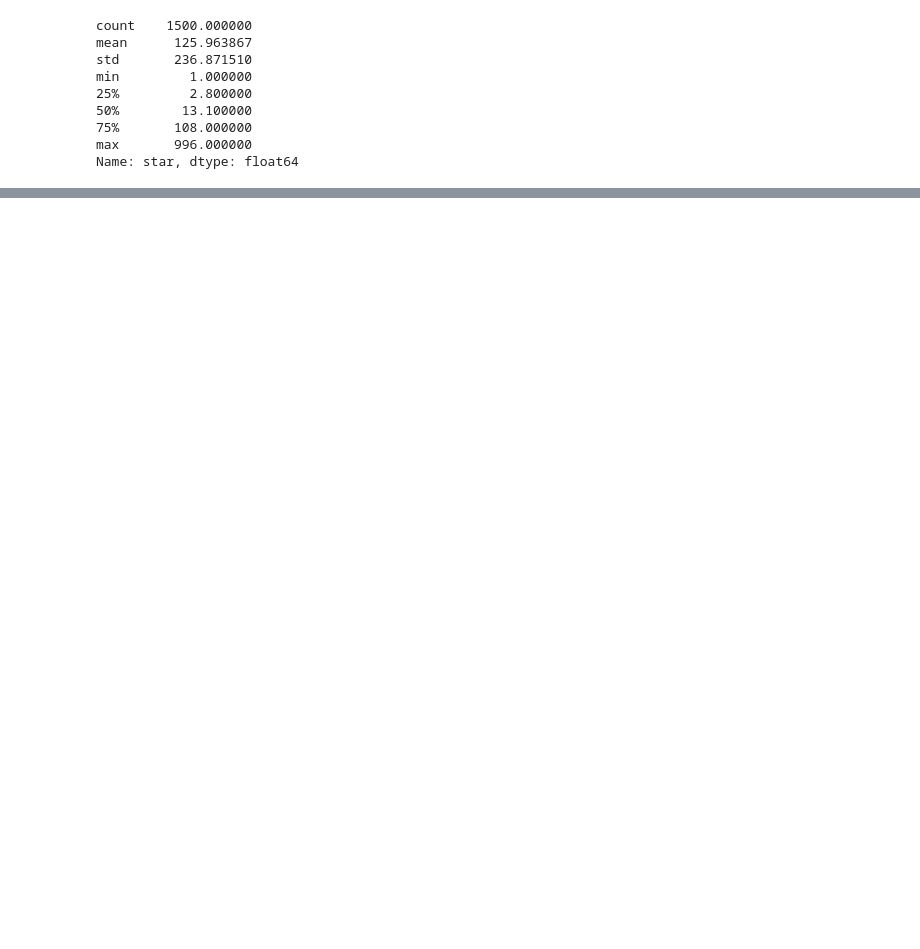
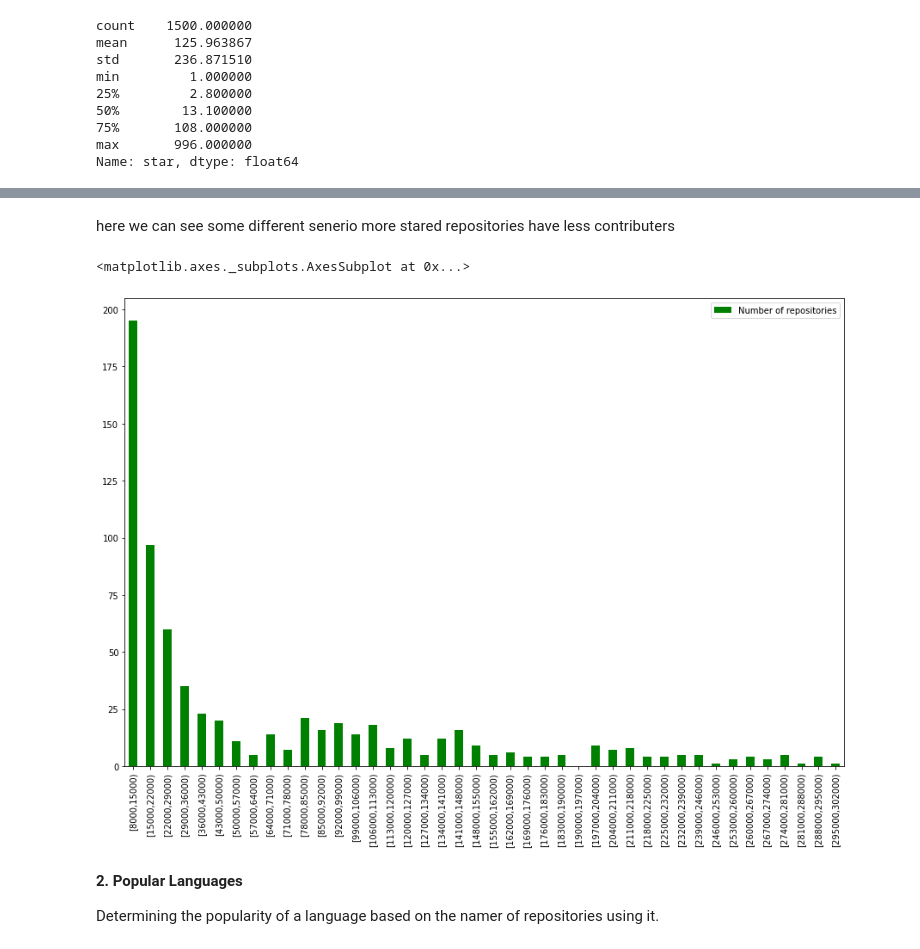
Before and after one commit to Preeti-sahani/ShapeAI_Internship_Project, a Jupyter notebook: Github_Repos.ipynb, the cells around one changed output, grey strips where cells are left out. Drawn from its saved outputs; the diff is of its cells as text; code cells hidden in the pictures; blank space fills up the shorter version.

```diff
--- a/Github_Repos.ipynb
+++ b/Github_Repos.ipynb
@@ -104,0 +324,14 @@ Average rating of repos- 13,000 stars
+# %%
+#2) Fork
+github_group = Github_df.groupby('topic')
+num_of_top_repository = 10
+fig = go.Figure()
+for name, group in github_group:
+
+    fig.add_trace(go.Bar(
+    x=list(range(1,num_of_top_repository+1)),
+    y=group["fork"].values[:num_of_top_repository+1],
+    name=name,
+    ))
+fig.update_layout(barmode='group', xaxis_tickangle=-45)
+fig.show()
@@ -104,0 +340,14 @@ Average rating of repos- 13,000 stars
+# %%
+#machine-learning repositories are more forked then java-scriped repositories rether then java-script repositories are more stared
+#github_group = Github_data.groupby('topic')
+num_of_top_repository = 10
+fig = go.Figure()
+for name, group in github_group:
+
+    fig.add_trace(go.Bar(
+    x=list(range(1,num_of_top_repository+1)),
+    y=group["contributers"].values[:num_of_top_repository+1],
+    name=name,
+    ))
+fig.update_layout(barmode='group', xaxis_tickangle=-45)
+fig.show()
@@ -104,0 +356,25 @@ Average rating of repos- 13,000 stars
+# %% [markdown]
+here we can see some different senerio
+more stared repositories have less contributers
+# %%
+# classifying repositories according to the popularity
+classified_repos=[]
+for i in range(8,300,7):
+    x = Github_df[(Github_df['star'] >= i) & (Github_df['star'] <(i+7.0))]
+    classified_repos.append(len(x))
+# %%
+indexes = []
+
+for i in range (8000,300000, 7000):
+    x = '[' + str(i) +','+ (str(i+7000)) + ')'
+    indexes.append(x)
+# %%
+divided_repos = pd.Series(data=classified_repos, index=indexes)
+divided_repos.plot(kind='bar', figsize=(15,10), color=['green'],legend=True, label='Number of repositories')
+# %% [output]
+<matplotlib.axes._subplots.AxesSubplot at 0x...>
+[figure, added]
+# %% [markdown]
+**2. Popular Languages**
+
+Determining the popularity of a language based on the namer of repositories using it.
```
Also changed, not shown: parts of 47 cells of this notebook.
